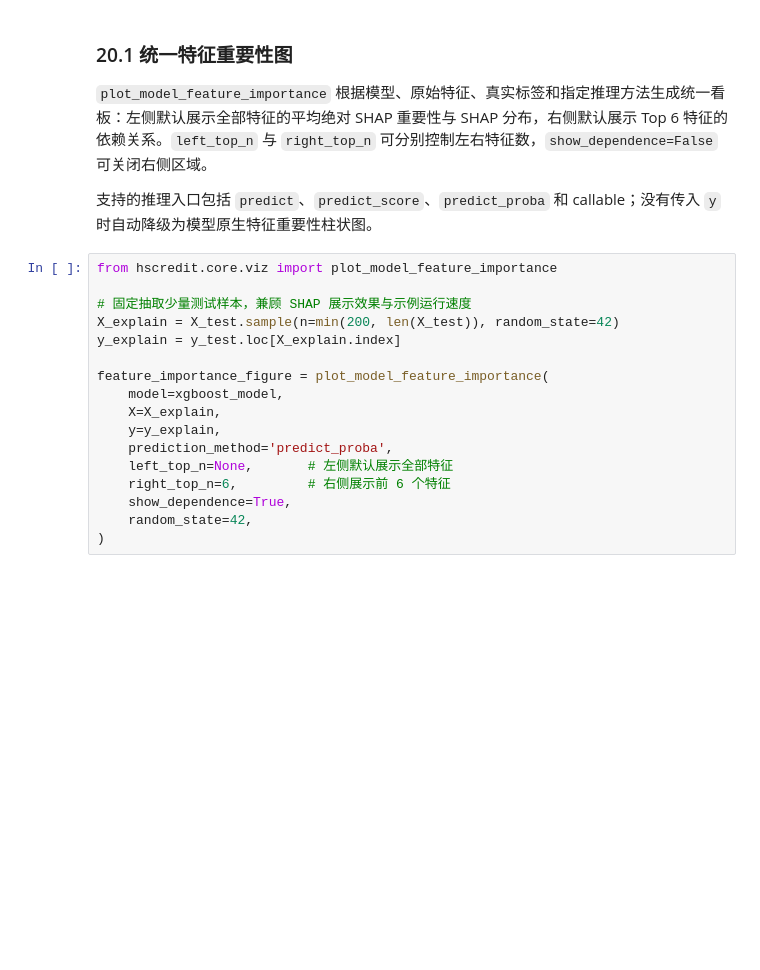
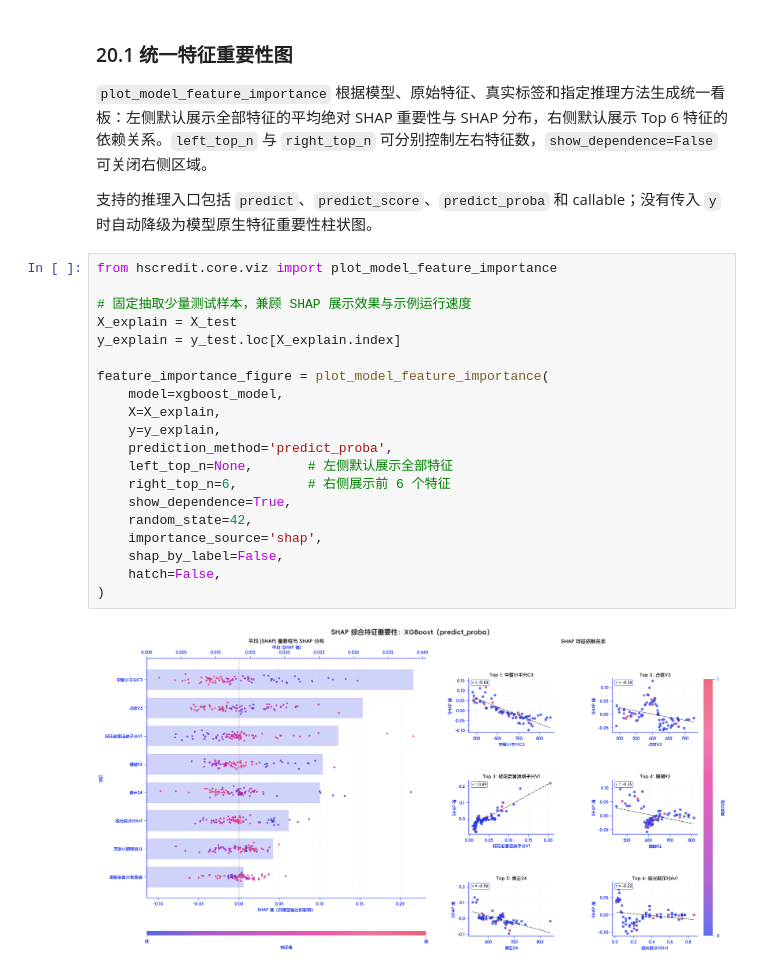
Before and after one commit to hengshu-credit/hscredit, a Jupyter notebook: examples/04_models.ipynb, the cells around one changed output. Saved outputs shown, nothing was run; the diff lists cells and outputs as text; blank space fills up the shorter version.

```diff
--- a/examples/04_models.ipynb
+++ b/examples/04_models.ipynb
@@ -1146,20 +1149,25 @@ model_explain_report 列: ['特征名', '重要性', '重要性类型', '来源'
 # %%
 from hscredit.core.viz import plot_model_feature_importance
 
 # 固定抽取少量测试样本，兼顾 SHAP 展示效果与示例运行速度
-X_explain = X_test.sample(n=min(200, len(X_test)), random_state=42)
+X_explain = X_test
 y_explain = y_test.loc[X_explain.index]
 
 feature_importance_figure = plot_model_feature_importance(
     model=xgboost_model,
     X=X_explain,
     y=y_explain,
     prediction_method='predict_proba',
     left_top_n=None,       # 左侧默认展示全部特征
     right_top_n=6,         # 右侧展示前 6 个特征
     show_dependence=True,
     random_state=42,
+    importance_source='shap',
+    shap_by_label=False,
+    hatch=False,
 )
+# %% [output]
+[figure, added]
 # %%
 # 不传 y：不计算 SHAP，仅绘制模型原生特征重要性柱状图
 native_importance_figure = plot_model_feature_importance(
```
Also changed, not shown: parts of 37 cells of this notebook, 46 other files.
